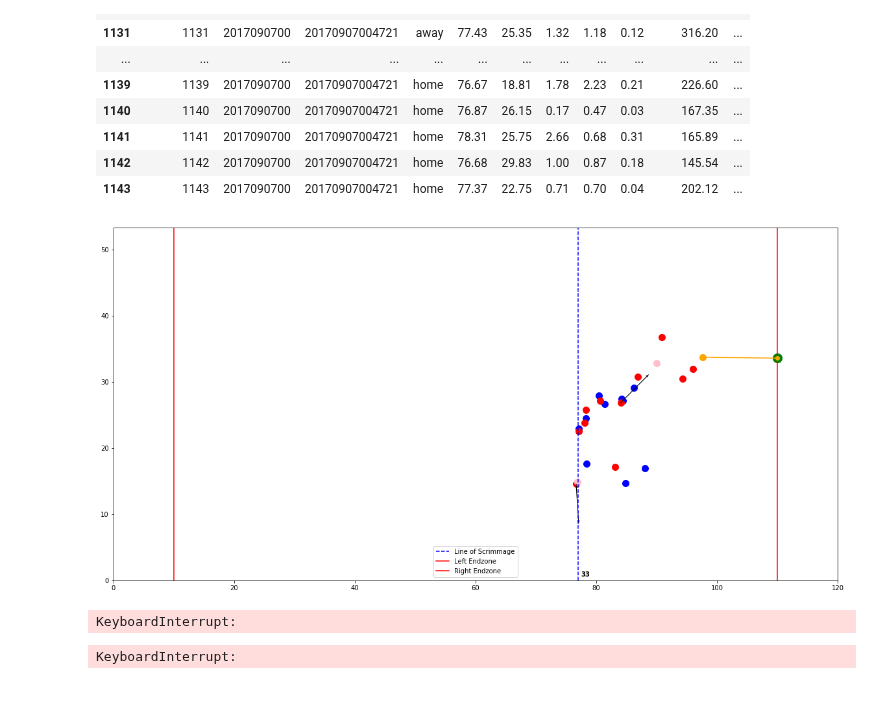
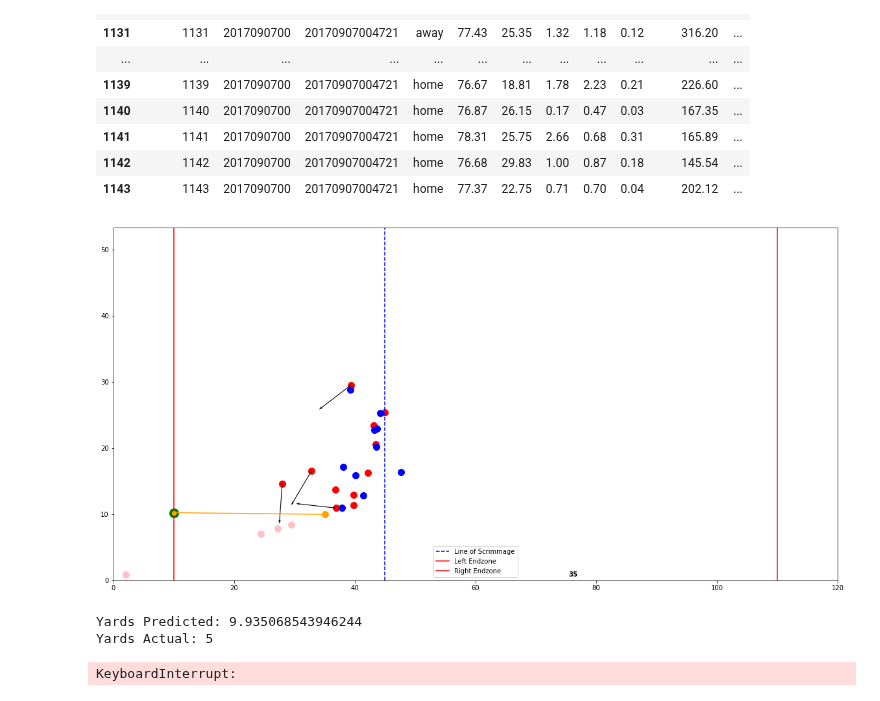
Before and after one commit to shonepatil/HDSI-NFL-Project, a Jupyter notebook: Pursuit_Vector-PreProcessed.ipynb, the cells around one changed output. Saved outputs shown, nothing was run; the diff lists cells and outputs as text; code cells hidden in the pictures.

```diff
--- a/Pursuit_Vector-PreProcessed.ipynb
+++ b/Pursuit_Vector-PreProcessed.ipynb
@@ -444,7 +412,7 @@ class Play:
 
 
 inc = 0.1
-play = Play(20170907004721, inc) # 20170907000118 20170907000395 20170910003296 20170910020284 20170907000139
+play = Play(20170907000189, inc) # 20170907000118 20170907000395 20170910003296 20170910020284 20170907000139
 # 20170907000189 20170907001296 20170907001156 20170907004721
 
 # Allows you to step through play based on given increment
@@ -457,36 +425,37 @@ play = Play(20170907004721, inc) # 20170907000118 20170907000395 20170910003296
 #     play.plot()
 #     plt.pause(0.0001)
 
 #     if play.rusher.tackled or (play.rusher.x < 10) or (play.rusher.x > 110):
 #         break
 
 # Animation to see play sim
 play.plot()
 plt.pause(0.0001)
-for i in range(int(20 / inc)):
+for i in range(int(2 / inc)):
     time.sleep(0.1)
     clear_output(wait=True)
     play.update()
     play.plot()
     plt.pause(0.0001)
 
     if play.rusher.tackled:
         break
     if play.rusher.play_direct == 'right' and (play.rusher.x > 110):
         break
     if play.rusher.play_direct == 'left' and (play.rusher.x < 10):
         break
 
 if play.rusher.play_direct == 'right':
     play.yards = play.rusher.x - play.scrimmage
 else:
     play.yards = play.scrimmage - play.rusher.x
 
 print("Yards Predicted: "+ str(play.yards))
 print("Yards Actual: " + str(play.yards_actual))
 # %% [output]
-[figure, old version]
+[figure, new version]
-KeyboardInterrupt:
+Yards Predicted: 9.935068543946244
+Yards Actual: 5
 # %%
 def simulate_play(play_ID):
     play = Play(play_ID, inc)
```
Also changed, not shown: parts of 1 cell of this notebook, 1 other file.
